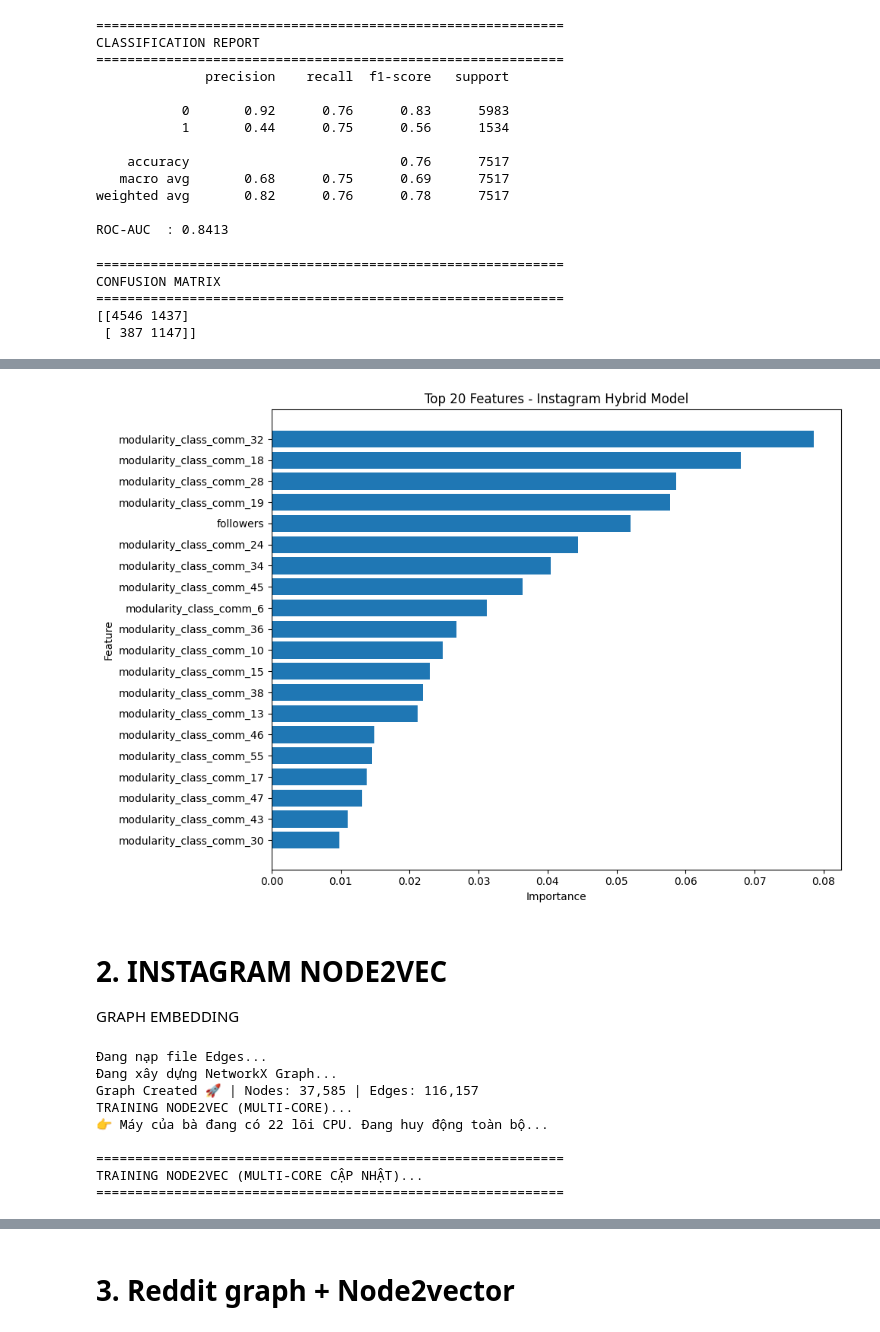
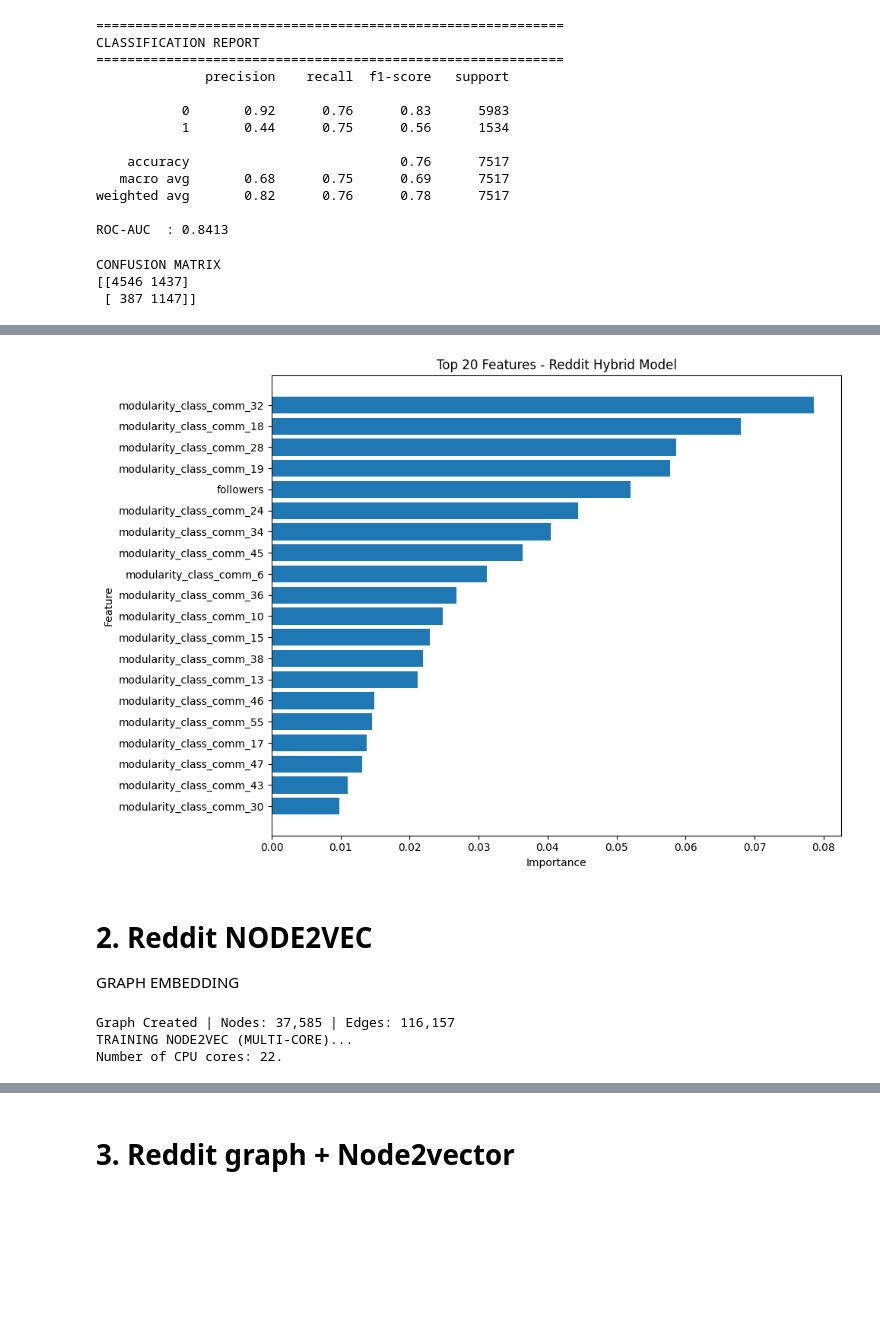
Before and after one commit to ThienY173/FDSE_2026_A_comparative_study_across_six_platforms, a Jupyter notebook: Network_graph/Reddit/reddit_graph.ipynb, the cells around one changed output, grey strips where cells are left out. Saved outputs shown, nothing was run; the diff lists cells and outputs as text; code cells hidden in the pictures; blank space fills up the shorter version.

```diff
--- a/Network_graph/Reddit/reddit_graph.ipynb
+++ b/Network_graph/Reddit/reddit_graph.ipynb
@@ -629,23 +509,15 @@ weighted avg       0.82      0.76      0.78      7517
 
 ROC-AUC  : 0.8413
 # %%
-# CONFUSION MATRIX
-# =====================================================
-
 cm = confusion_matrix(
     y_test,
     y_pred
 )
 
-print("\n" + "=" * 60)
 print("CONFUSION MATRIX")
-print("=" * 60)
-
 print(cm)
 # %% [output]
-============================================================
 CONFUSION MATRIX
-============================================================
 [[4546 1437]
  [ 387 1147]]
 # %%
@@ -690,35 +559,33 @@ TOP 20 IMPORTANT FEATURES
 94   modularity_class_comm_43    0.011063
 80   modularity_class_comm_30    0.009858
 # %%
-# PLOT TOP FEATURES
-# =====================================================
 import matplotlib.pyplot as plt
 
 top_n = 20
 
 plot_df = importance_df.head(top_n)
 
 plt.figure(figsize=(10, 7))
 
 plt.barh(
     plot_df["feature"][::-1],
     plot_df["importance"][::-1]
 )
 
 plt.xlabel("Importance")
 plt.ylabel("Feature")
 
 plt.title(
-    "Top 20 Features - Instagram Hybrid Model"
+    "Top 20 Features - Reddit Hybrid Model"
 )
 
 plt.tight_layout()
 
 plt.show()
 # %% [output]
-[figure, old version]
+[figure, new version]
 # %% [markdown]
-# 2. INSTAGRAM NODE2VEC
+# 2. Reddit NODE2VEC
 
  GRAPH EMBEDDING
 # %%
@@ -729,47 +596,24 @@ import networkx as nx
 import time
 
 start_time = time.time()
+edges_df = pd.read_csv("reddit_edge.csv")
 
-# 1. CHỈ CẦN NẠP EDGES LÀ ĐỦ
-# =====================================================
-print("Đang nạp file Edges...")
-edges_df = pd.read_csv("reddit_edge.csv") # Đổi tên file cho đúng với của bạn nhé
-
-# 2. XÂY DỰNG GRAPH SIÊU TỐC TRONG 1 GIÂY (Không dùng iterrows)
-# =====================================================
-print("Đang xây dựng NetworkX Graph...")
-# Hàm này của NetworkX tự động nạp toàn bộ edges và sinh ra Nodes cực nhanh
 G = nx.from_pandas_edgelist(
     edges_df,
     source="Source",
     target="Target",
-    create_using=nx.Graph() # Đảm bảo là Đồ thị vô hướng (Undirected)
+    create_using=nx.Graph()
 )
 
-print(f"Graph Created 🚀 | Nodes: {G.number_of_nodes():,} | Edges: {G.number_of_edges():,}")
+print(f"Graph Created | Nodes: {G.number_of_nodes():,} | Edges: {G.number_of_edges():,}")
 
-# 3. CHẠY NODE2VEC (TỐI ƯU TỐC ĐỘ VÀ CHỐNG OVERFITTING)
-# =====================================================
 print("TRAINING NODE2VEC (MULTI-CORE)...")
-
-
-# 1. Tự động đếm số lượng lõi CPU trên máy của bà
-so_loi_cpu = os.cpu_count()
-print(f"👉 Máy của bà đang có {so_loi_cpu} lõi CPU. Đang huy động toàn bộ...")
-
-print("\n" + "=" * 60)
-print("TRAINING NODE2VEC (MULTI-CORE CẬP NHẬT)...")
-print("=" * 60)
+Number_cpu_cores = os.cpu_count()
+print(f"Number of CPU cores: {Number_cpu_cores}.")
 # %% [output]
-Đang nạp file Edges...
-Đang xây dựng NetworkX Graph...
-Graph Created 🚀 | Nodes: 37,585 | Edges: 116,157
+Graph Created | Nodes: 37,585 | Edges: 116,157
 TRAINING NODE2VEC (MULTI-CORE)...
-👉 Máy của bà đang có 22 lõi CPU. Đang huy động toàn bộ...
-
-============================================================
-TRAINING NODE2VEC (MULTI-CORE CẬP NHẬT)...
-============================================================
+Number of CPU cores: 22.
 # %%
 from node2vec import Node2Vec
 import time
```
Also changed, not shown: parts of 43 cells of this notebook, 16 other files.
